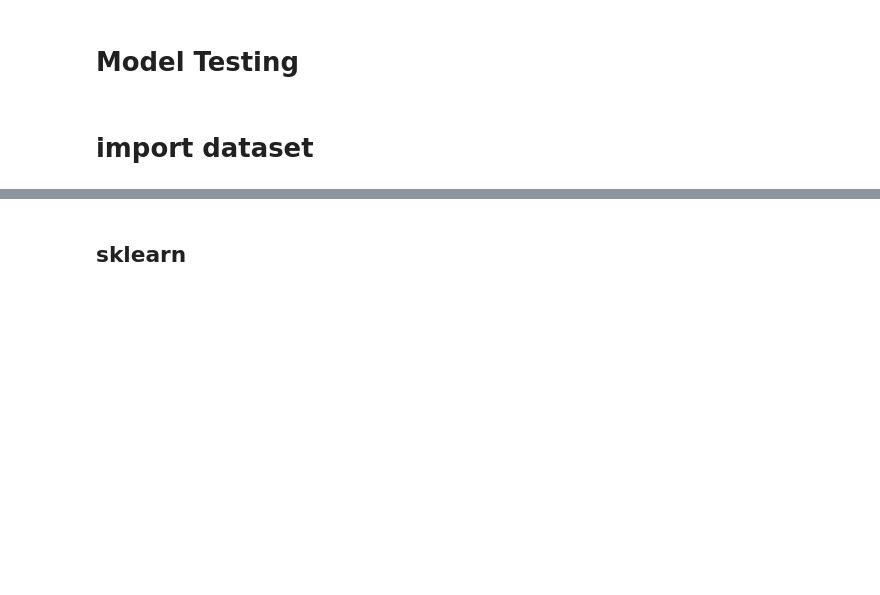
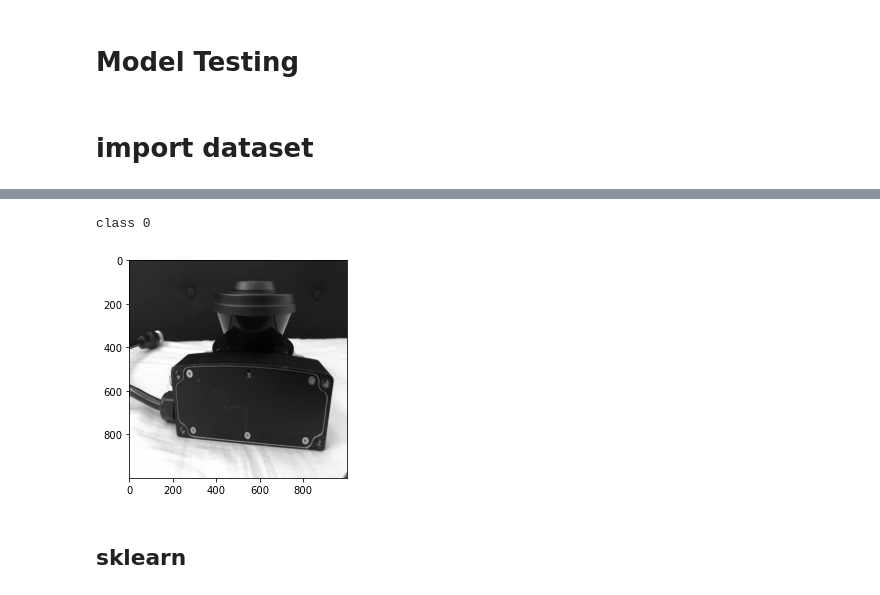
Before and after one commit to gr8monk3ys/Omron-computer-vision, a Jupyter notebook: testing_models.ipynb, the cells around one changed output, grey strips where cells are left out. Cells and saved outputs as stored; diff of their text form; code cells hidden in the pictures; blank space fills up the shorter version.

```diff
--- a/testing_models.ipynb
+++ b/testing_models.ipynb
@@ -37,3 +51,10 @@ class 1
+# %%
+num = 171
+plt.imshow(images[num],cmap='gray')
+print("class {}".format(labels[num]))
+# %% [output]
+class 0
+[figure, added]
 # %% [markdown]
 ## sklearn
 # %%
```
Also changed, not shown: parts of 16 cells of this notebook.
